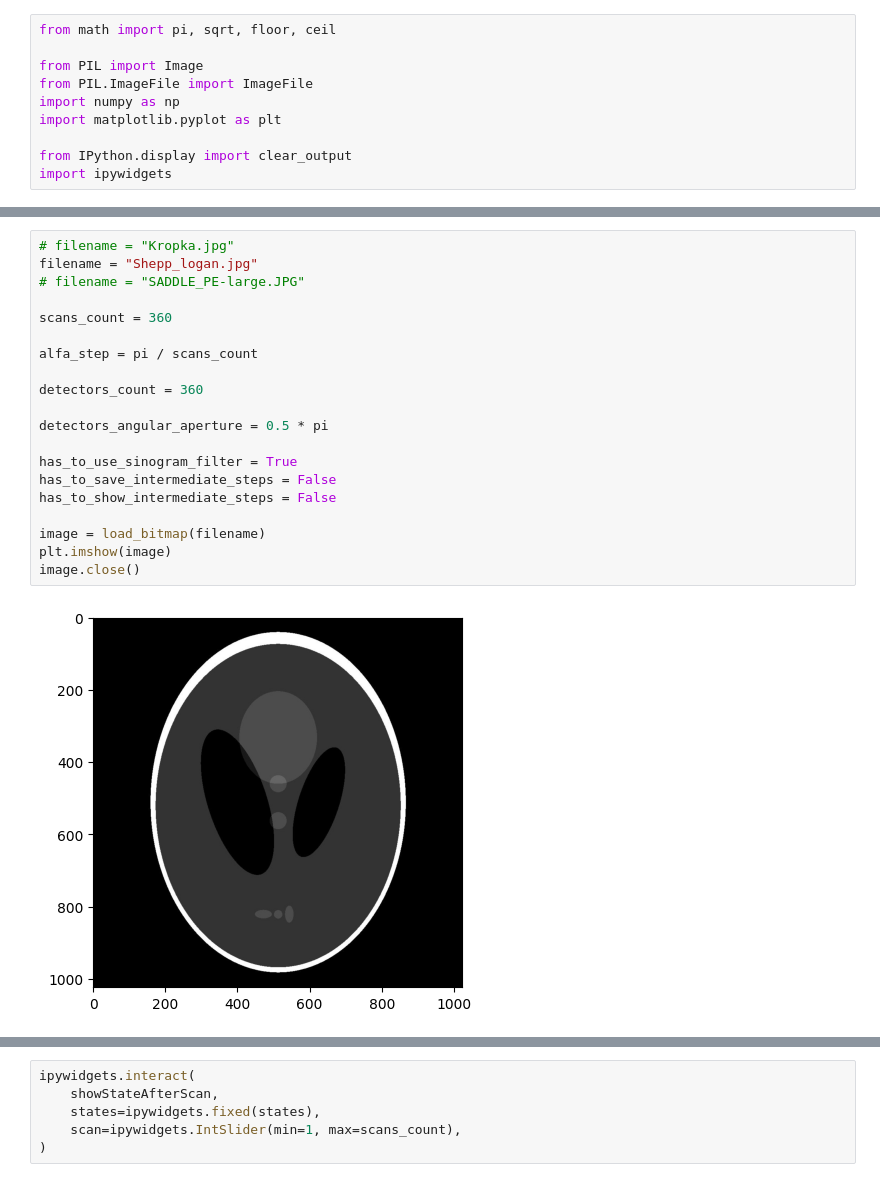
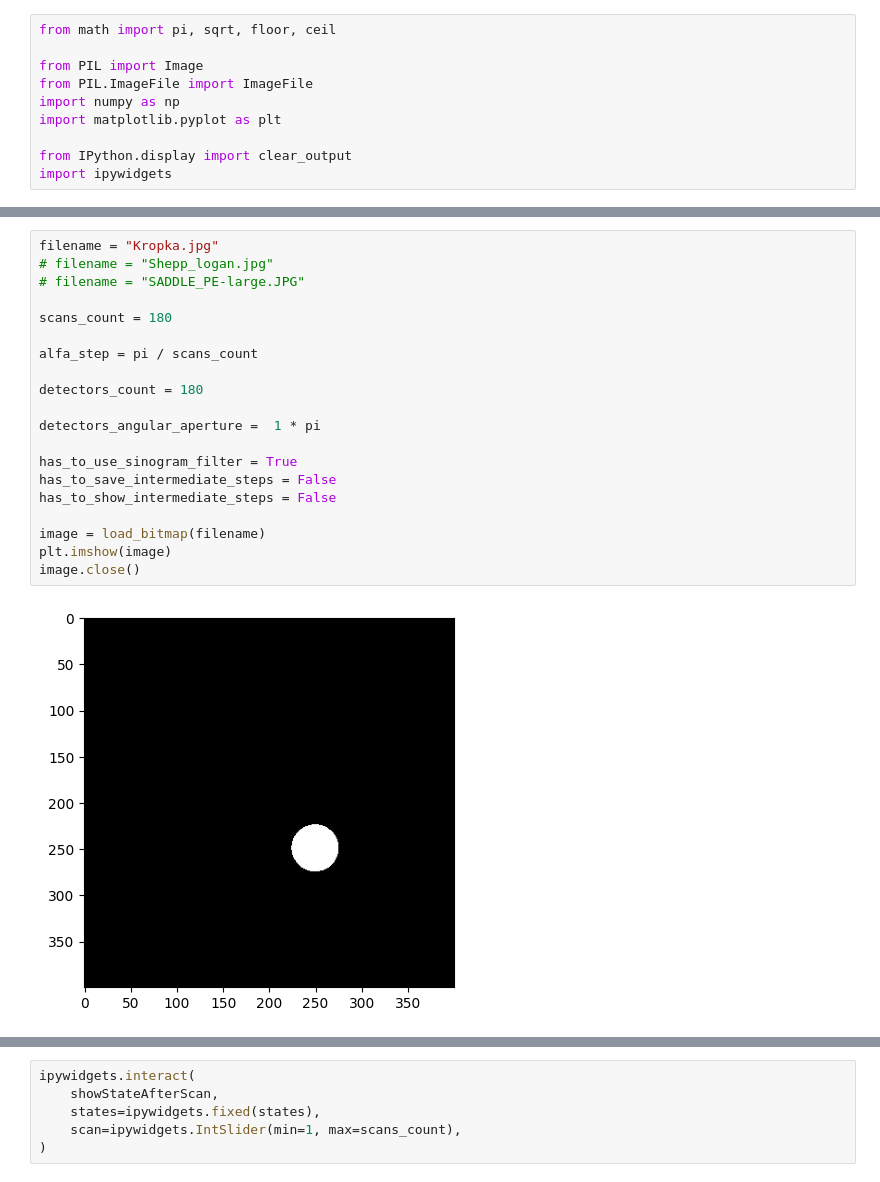
Before and after one commit to onyxcherry/IwM, a Jupyter notebook: notebook.ipynb, the cells around one changed output, grey strips where cells are left out. Saved outputs shown, nothing was run; the diff lists cells and outputs as text.

```diff
--- a/notebook.ipynb
+++ b/notebook.ipynb
@@ -454,27 +461,27 @@ def showStateAfterScan(states, scan):
     clear_output(wait=True)
     plt.show()
 # %%
-# filename = "Kropka.jpg"
-filename = "Shepp_logan.jpg"
+filename = "Kropka.jpg"
+# filename = "Shepp_logan.jpg"
 # filename = "SADDLE_PE-large.JPG"
 
-scans_count = 360
+scans_count = 180
 
 alfa_step = pi / scans_count
 
-detectors_count = 360
+detectors_count = 180
 
-detectors_angular_aperture = 0.5 * pi
+detectors_angular_aperture =  1 * pi
 
 has_to_use_sinogram_filter = True
 has_to_save_intermediate_steps = False
 has_to_show_intermediate_steps = False
 
 image = load_bitmap(filename)
 plt.imshow(image)
 image.close()
 # %% [output]
-[figure, old version]
+[figure, new version]
 # %%
 states = simulateComputedTomographyScan(
     filename,
```
Also changed, not shown: parts of 2 cells of this notebook.
